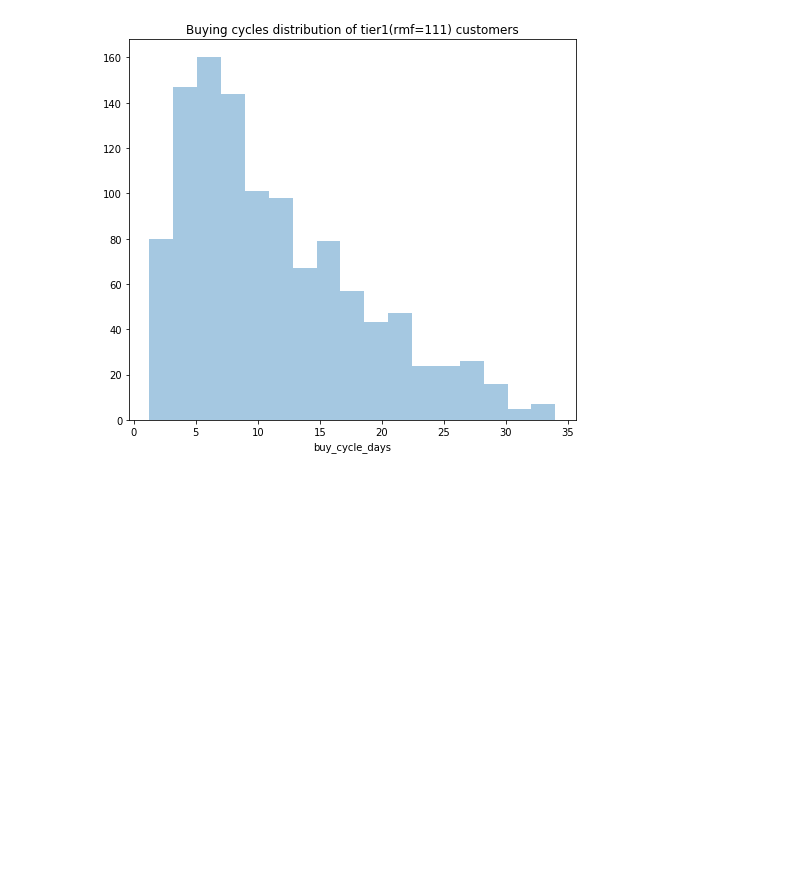
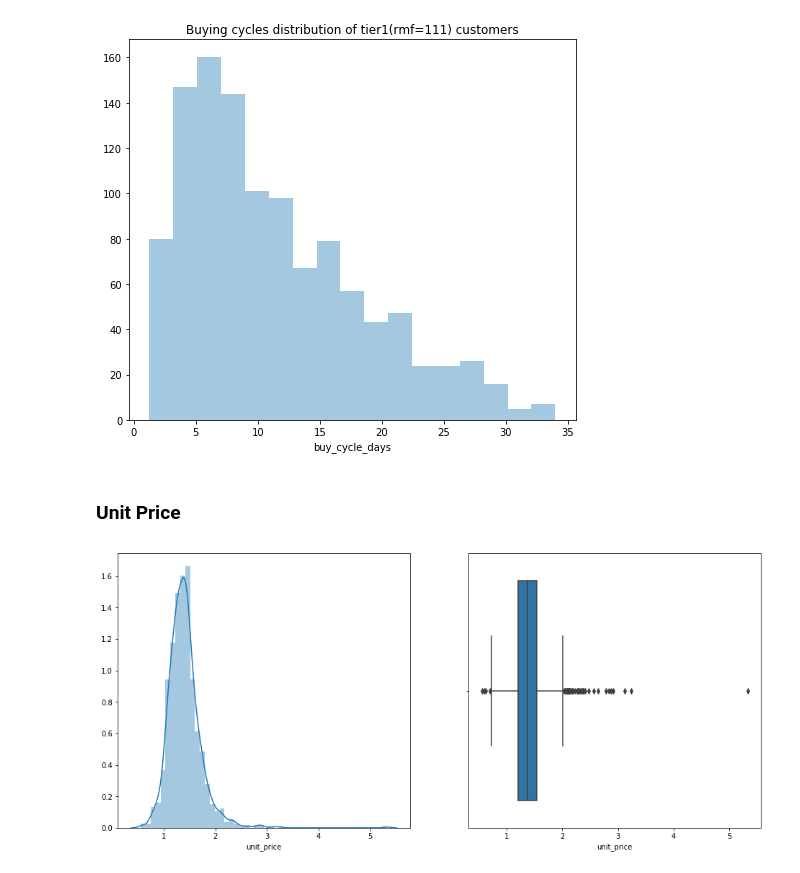
Before and after one commit to joei1994/ML-Projects, a Jupyter notebook: mini-projects/data-cafe-supermarket/customer_segmentation.ipynb, the cells around one changed output. Cells and saved outputs as stored; diff of their text form; code cells hidden in the pictures; blank space fills up the shorter version.

Commit message:
add mean buying cycle/quantity/unit price plots

```diff
--- a/mini-projects/data-cafe-supermarket/customer_segmentation.ipynb
+++ b/mini-projects/data-cafe-supermarket/customer_segmentation.ipynb
@@ -222,3 +222,17 @@ plt.title("Buying cycles distribution of tier1(rmf=111) customers")
 plt.show()
 # %% [output]
 [figure]
+# %% [markdown]
+### Unit Price
+# %%
+first_tier_customers['unit_price'] = first_tier_customers['SPEND'] / first_tier_customers['QUANTITY']
+mean_unit_price_by_customers = first_tier_customers.groupby('CUST_CODE', as_index=False)['unit_price'].mean()
+
+plt.figure(figsize=(16, 7))
+plt.subplot(121)
+sns.distplot(mean_unit_price_by_customers['unit_price'])
+plt.subplot(122)
+sns.boxplot(mean_unit_price_by_customers['unit_price'])
+plt.show()
+# %% [output]
+[figure, added]
```
Also changed, not shown: parts of 6 cells of this notebook.
